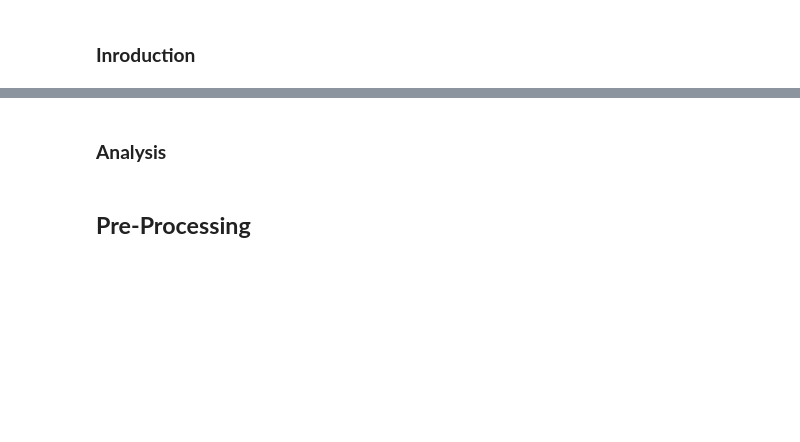
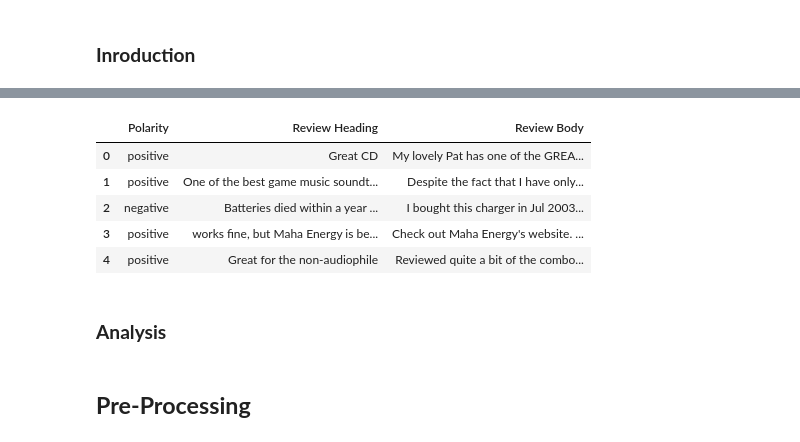
Before and after one commit to mojtabaSefidi/Small-AI-Projects, a Jupyter notebook: Sentiment_Analysis_Using_DeepLearning.ipynb, the cells around one changed output, grey strips where cells are left out. Cells and saved outputs as stored; diff of their text form; code cells hidden in the pictures; blank space fills up the shorter version.

```diff
--- a/Sentiment_Analysis_Using_DeepLearning.ipynb
+++ b/Sentiment_Analysis_Using_DeepLearning.ipynb
@@ -31,3 +47,12 @@ Archive:  /content/amazon-reviews.zip
+# %%
+test_dataset.head()
+# %% [output]
+|  | Polarity | Review Heading | Review Body |
+| 0 | positive | Great CD | My lovely Pat has one of the GREA... |
+| 1 | positive | One of the best game music soundt... | Despite the fact that I have only... |
+| 2 | negative | Batteries died within a year ... | I bought this charger in Jul 2003... |
+| 3 | positive | works fine, but Maha Energy is be... | Check out Maha Energy's website. ... |
+| 4 | positive | Great for the non-audiophile | Reviewed quite a bit of the combo... |
 # %% [markdown]
 ### **Analysis**
 # %% [markdown]
```
Also changed, not shown: parts of 12 cells of this notebook.
